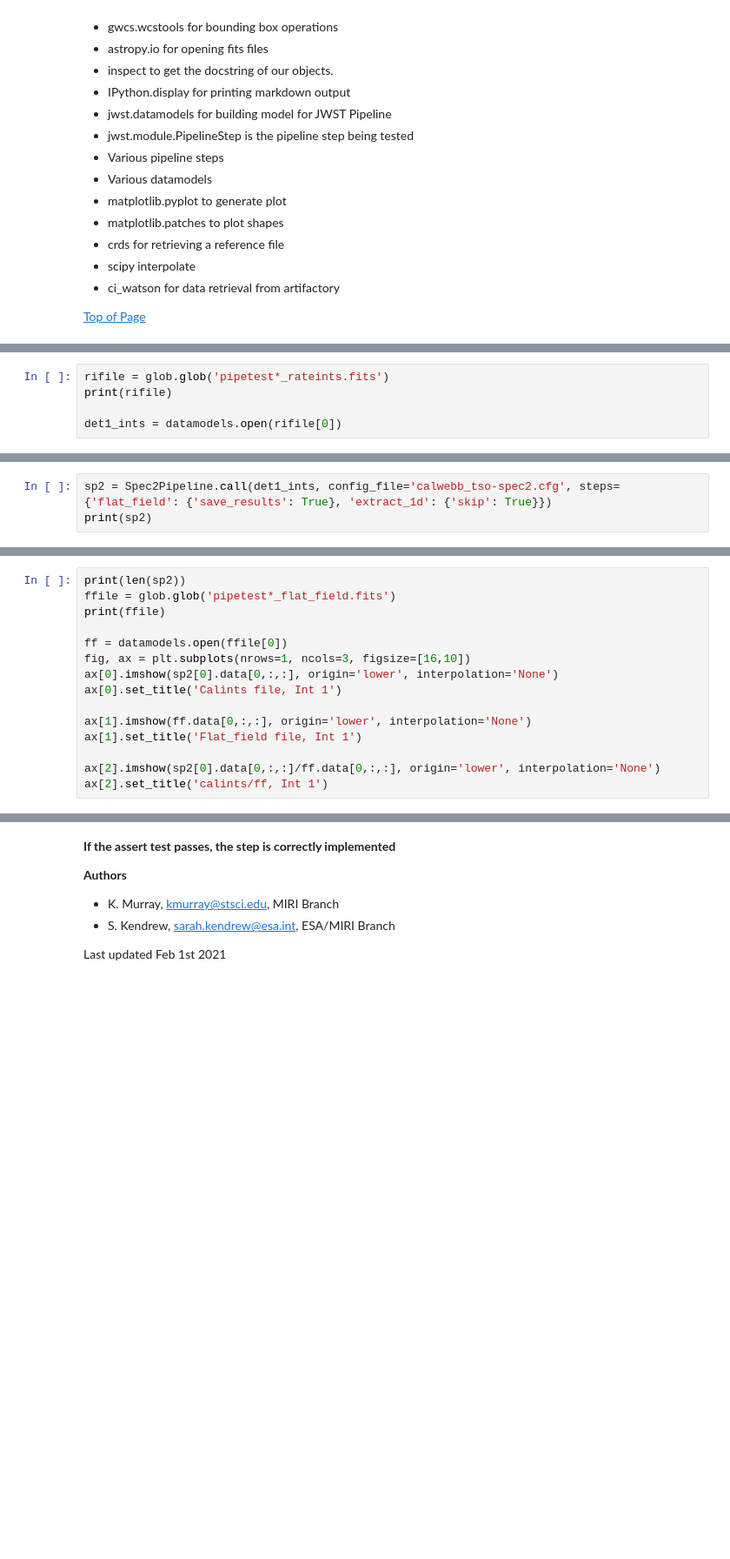
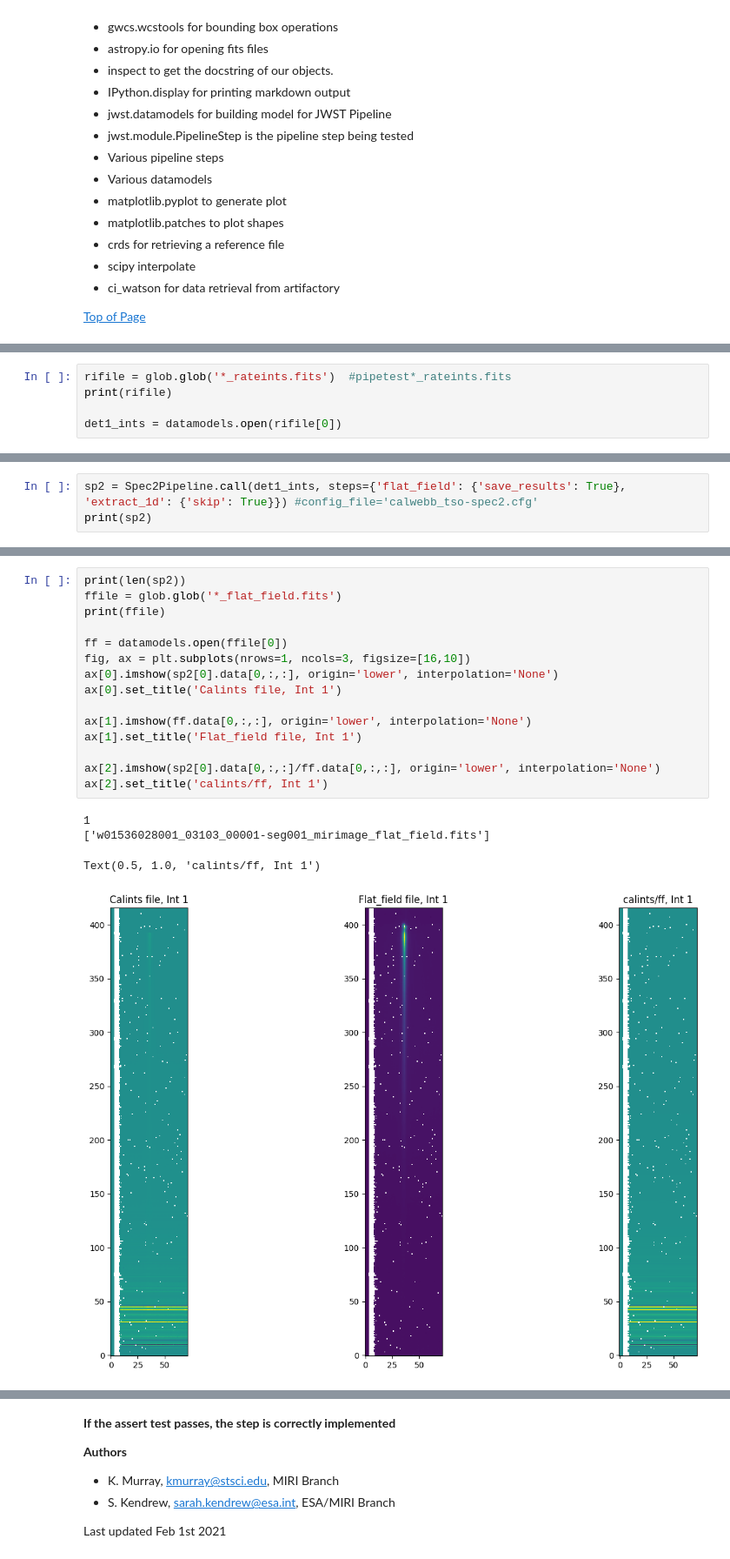
Before and after one commit to spacetelescope/jwst_validation_notebooks, a Jupyter notebook: jwst_validation_notebooks/photom/jwst_photom_miri_test/photom_miri_lrs_slitless.ipynb, the cells around one changed output, grey strips where cells are left out. Shown at 87% size. Drawn from its saved outputs; the diff is of its cells as text; blank space fills up the shorter version.

```diff
--- a/jwst_validation_notebooks/photom/jwst_photom_miri_test/photom_miri_lrs_slitless.ipynb
+++ b/jwst_validation_notebooks/photom/jwst_photom_miri_test/photom_miri_lrs_slitless.ipynb
@@ -87,5 +131,5 @@ det1 = Detector1Pipeline.call(Slitlessfile, save_results=True)
 # %%
-rifile = glob.glob('pipetest*_rateints.fits')
+rifile = glob.glob('*_rateints.fits')  #pipetest*_rateints.fits
 print(rifile)
 
 det1_ints = datamodels.open(rifile[0])
@@ -92,3 +138,3 @@ det1_ints = datamodels.open(rifile[0])
 # %%
-sp2 = Spec2Pipeline.call(det1_ints, config_file='calwebb_tso-spec2.cfg', steps={'flat_field': {'save_results': True}, 'extract_1d': {'skip': True}})
+sp2 = Spec2Pipeline.call(det1_ints, steps={'flat_field': {'save_results': True}, 'extract_1d': {'skip': True}}) #config_file='calwebb_tso-spec2.cfg'
 print(sp2)
@@ -95,18 +160,23 @@ print(sp2)
 # %%
 print(len(sp2))
-ffile = glob.glob('pipetest*_flat_field.fits')
+ffile = glob.glob('*_flat_field.fits')
 print(ffile)
 
 ff = datamodels.open(ffile[0])
 fig, ax = plt.subplots(nrows=1, ncols=3, figsize=[16,10])
 ax[0].imshow(sp2[0].data[0,:,:], origin='lower', interpolation='None')
 ax[0].set_title('Calints file, Int 1')
 
 ax[1].imshow(ff.data[0,:,:], origin='lower', interpolation='None')
 ax[1].set_title('Flat_field file, Int 1')
 
 ax[2].imshow(sp2[0].data[0,:,:]/ff.data[0,:,:], origin='lower', interpolation='None')
 ax[2].set_title('calints/ff, Int 1')
+# %% [output]
+1
+['w01536028001_03103_00001-seg001_mirimage_flat_field.fits']
+Text(0.5, 1.0, 'calints/ff, Int 1')
+[figure, added]
 # %%
 pho = sp2[0]
 point1 = (36,380)
```
Also changed, not shown: parts of 15 cells of this notebook, 1 other file.
